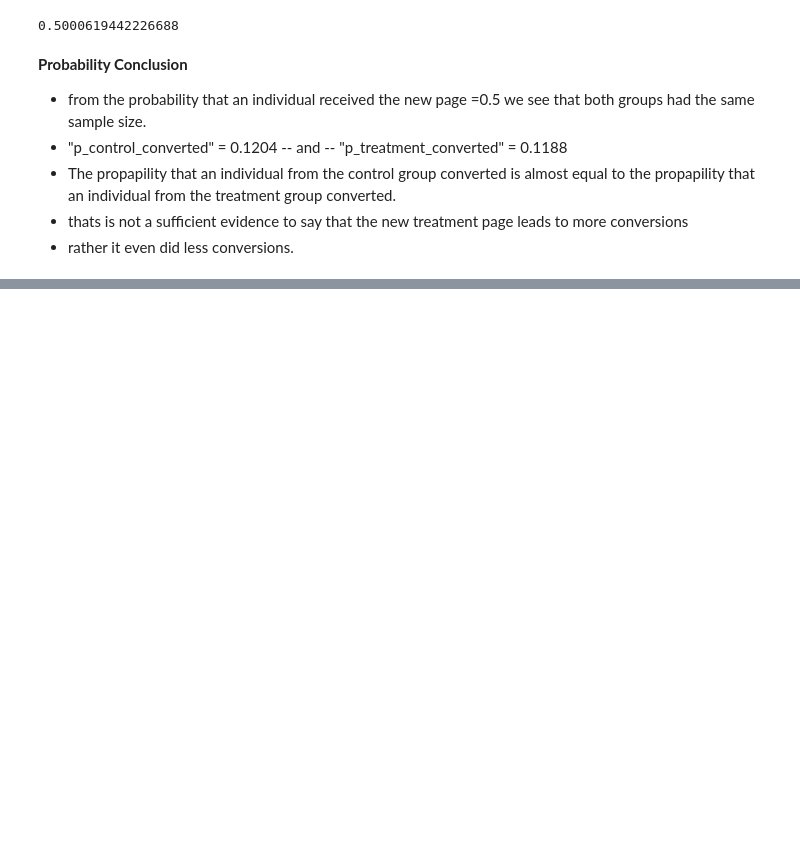
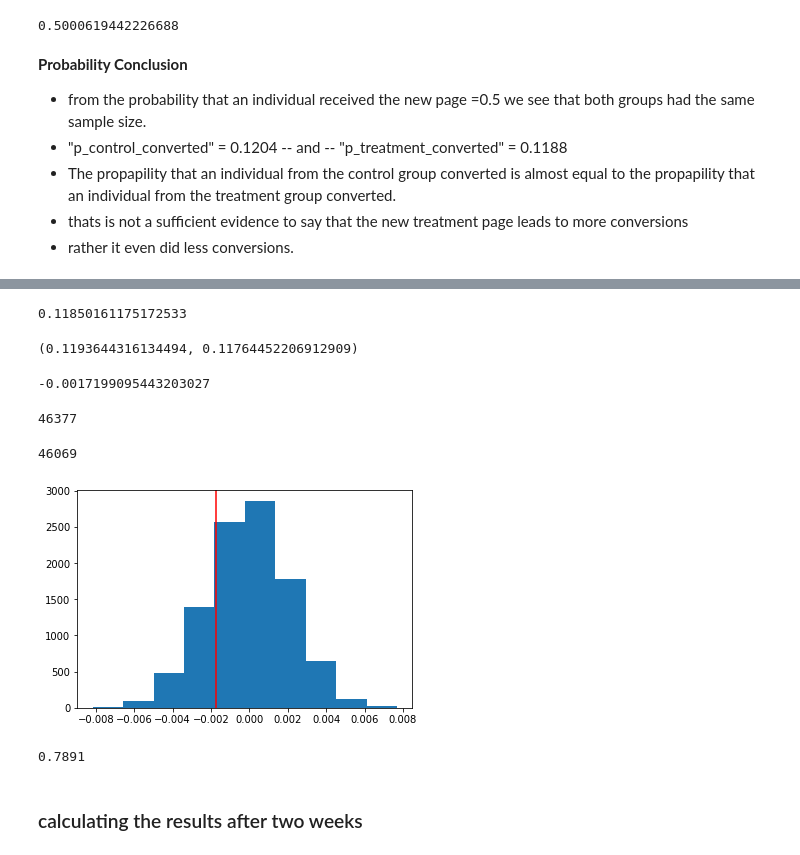
Before and after one commit to Amr-elwetaidy/Analyze_A-B_Test_Results, a Jupyter notebook: Analyze_ab_test_results_notebook.ipynb, the cells around one changed output, grey strips where cells are left out. Cells and saved outputs as stored; diff of their text form; code cells hidden in the pictures; blank space fills up the shorter version.

Commit message:
Perform A/B Test analysis
- assumed the null hypothesis
- splitted the data into three weekly datasets
- performed A/B Test analysis
- reported the conclusions

```diff
--- a/Analyze_ab_test_results_notebook.ipynb
+++ b/Analyze_ab_test_results_notebook.ipynb
@@ -152,0 +205,56 @@ obs_diff = p_treat_converted - p_control_converted
+# %%
+# the convert rate for 𝑝_𝑛𝑒𝑤 page and 𝑝_old page under the null
+p_converted_week1 = week1_df[week1_df['converted'] == 1]['converted'].count() / week1_df['converted'].count()
+p_converted_week1
+# %% [output]
+0.11850161175172533
+# %%
+# the convert rate for 𝑝_𝑛𝑒𝑤 page and 𝑝_old page
+p_control_w1 = week1_df[(week1_df['converted'] == 1) & (week1_df['group'] == 'control')]['converted'].count() / week1_df[week1_df['group'] == 'control']['group'].count()
+p_treatment_w1 = week1_df[(week1_df['converted'] == 1) & (week1_df['group'] == 'treatment')]['converted'].count() / week1_df[week1_df['group'] == 'treatment']['group'].count()
+p_control_w1, p_treatment_w1
+# %% [output]
+(0.1193644316134494, 0.11764452206912909)
+# %%
+# calculating the actual difference observed in the one week dataset
+obs_diff_week1 = p_treatment_w1 - p_control_w1
+obs_diff_week1
+# %% [output]
+-0.0017199095443203027
+# %%
+# the number of individuals in the treatment group
+𝑛_𝑛𝑒𝑤_w1 = week1_df[week1_df['group'] == 'treatment'].shape[0]
+n_new_w1
+# %% [output]
+46377
+# %%
+# the number of individuals in the control group
+n_old_w1 = week1_df[week1_df['group'] == 'control'].shape[0]
+n_old_w1
+# %% [output]
+46069
+# %%
+# Simulate 10,000 𝑛_𝑛𝑒𝑤 and 𝑛_old transactions with a convert rate of 𝑝_𝑛𝑒𝑤 and 𝑝_old under the null
+p_diffs_week1 = []
+for _ in range(10000):
+    new_page_converted_w1 = np.random.choice([1, 0], size=n_new_w1, p=[p_converted_week1, 1-p_converted_week1])
+    old_page_converted_w1 = np.random.choice([1, 0], size=n_old_w1, p=[p_converted_week1, 1-p_converted_week1])
+    p_new_w1 = new_page_converted_w1.mean()
+    p_old_w1 = old_page_converted_w1.mean()
+    p_diffs_week1.append(p_new_w1 - p_old_w1)
+
+p_diffs_week1 = np.array(p_diffs_week1)
+# %%
+# Plotting a histogram of the p_diffs
+plt.hist(p_diffs_week1);
+plt.axvline(obs_diff_week1, c='red');
+# %% [output]
+[figure, added]
+# %%
+# calculating the P_value
+# (the proportion of the p_diffs that are greater than the actual difference observed in the dateset)
+(p_diffs_week1 > obs_diff_week1).mean()
+# %% [output]
+0.7891
+# %% [markdown]
+### calculating the results after two weeks
```
Also changed, not shown: parts of 43 cells of this notebook.
